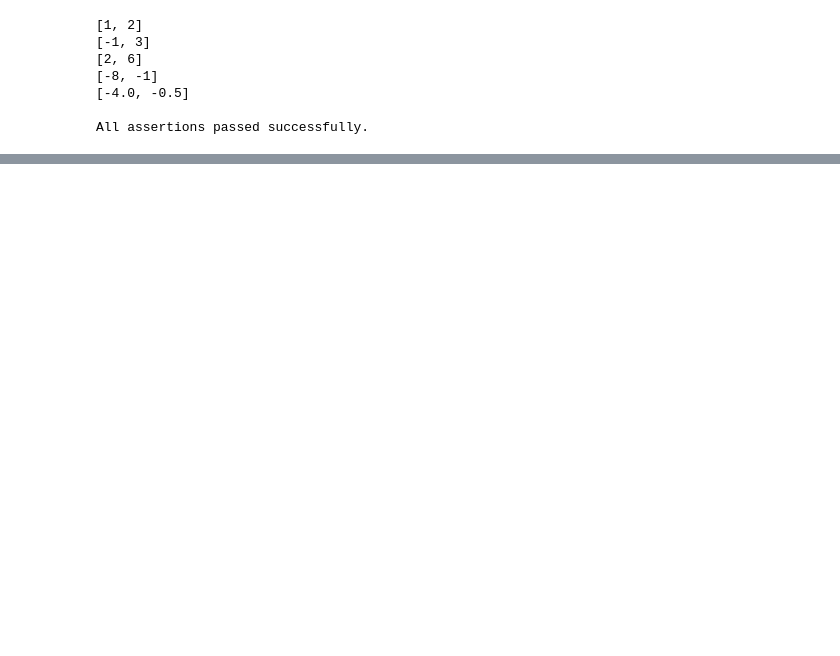
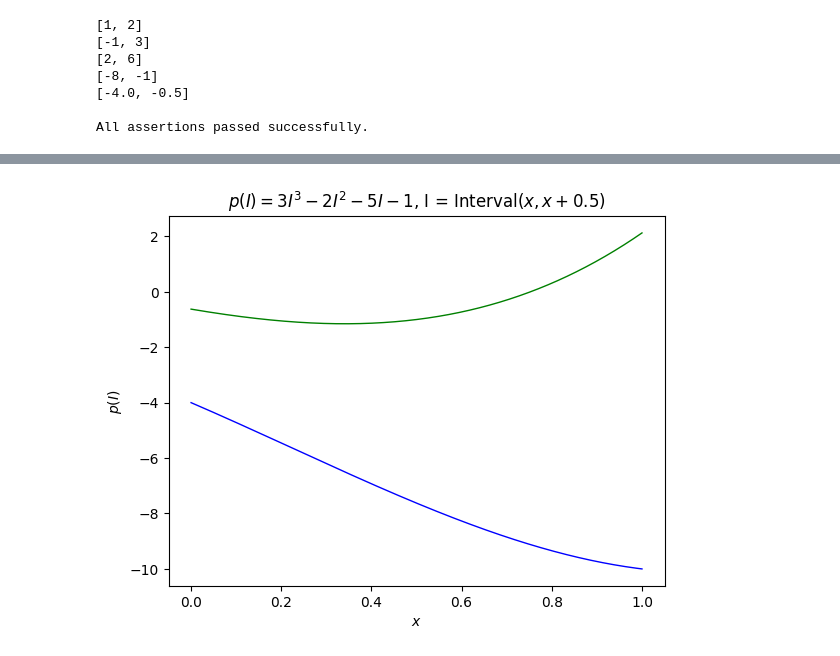
Before and after one commit to michalspano/NUMA0-lnu-sommarkurs-g28, a Jupyter notebook: hw2/Homework 2.ipynb, the cells around one changed output, grey strips where cells are left out. Drawn from its saved outputs; the diff is of its cells as text; code cells hidden in the pictures; blank space fills up the shorter version.

```diff
--- a/hw2/Homework 2.ipynb
+++ b/hw2/Homework 2.ipynb
@@ -226,0 +271,26 @@ All assertions passed successfully.
+# %%
+# Imports required for the module
+from numpy import linspace
+import matplotlib.pyplot as plt
+
+x1 = linspace(0., 1, 1000)      # lower boundary values
+xu = linspace(0., 1, 1000) + .5 # upper boundary values
+
+# Buffers to store the lower and upper y values (initially, empty lists)
+y1, yu = [], []
+for lo, hi in zip(x1, xu): # iterate over all lower, upper x values
+    I = Interval(lo, hi)   # create an interval instance
+
+    # Evaluate the polynomial and store the obtained y values
+    p_I = 3 * (I**3) - 2 * (I**2) - 5 * I - 1
+    y1.append(p_I.left), yu.append(p_I.right)
+
+# Plot the gathered data points, format the plot
+plt.xlabel("$x$")
+plt.ylabel("$p(I)$")
+plt.title("$p(I) = 3I^3 - 2I^2 - 5I -1$, I = Interval($x, x + 0.5$)")
+plt.plot(x1, y1, color="blue", linewidth=1)
+plt.plot(x1, yu, color="green", linewidth=1)
+plt.show()
+# %% [output]
+[figure, added]
```
Also changed, not shown: parts of 6 cells of this notebook.
